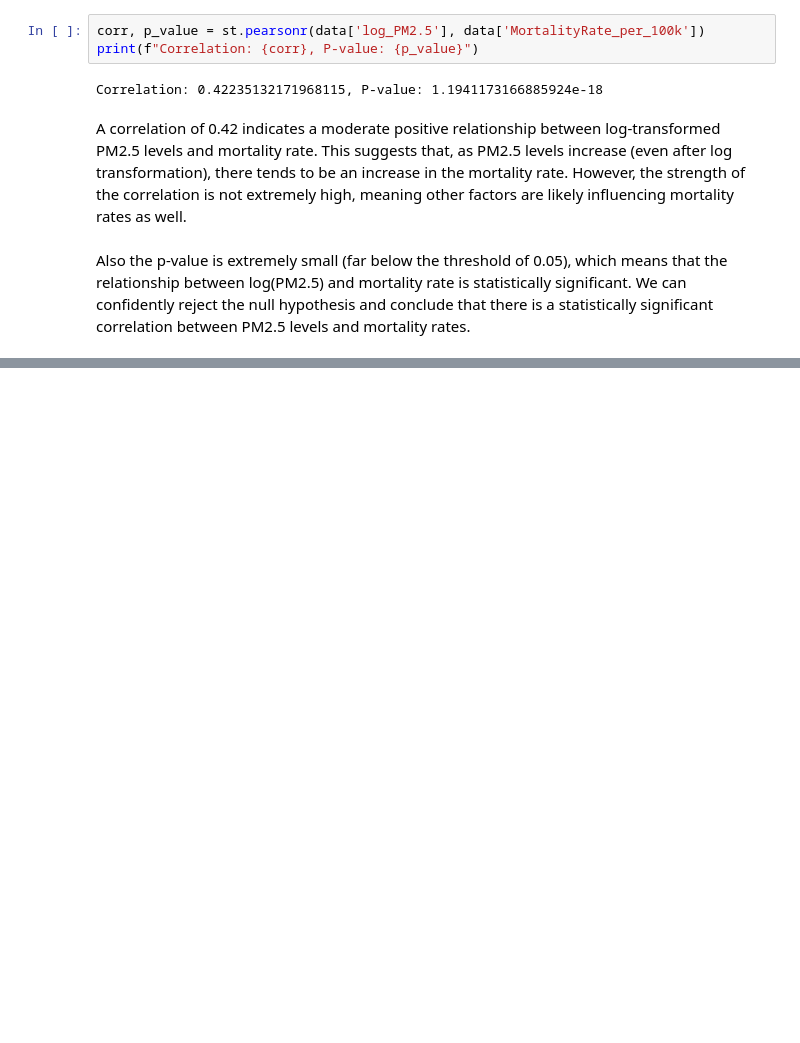
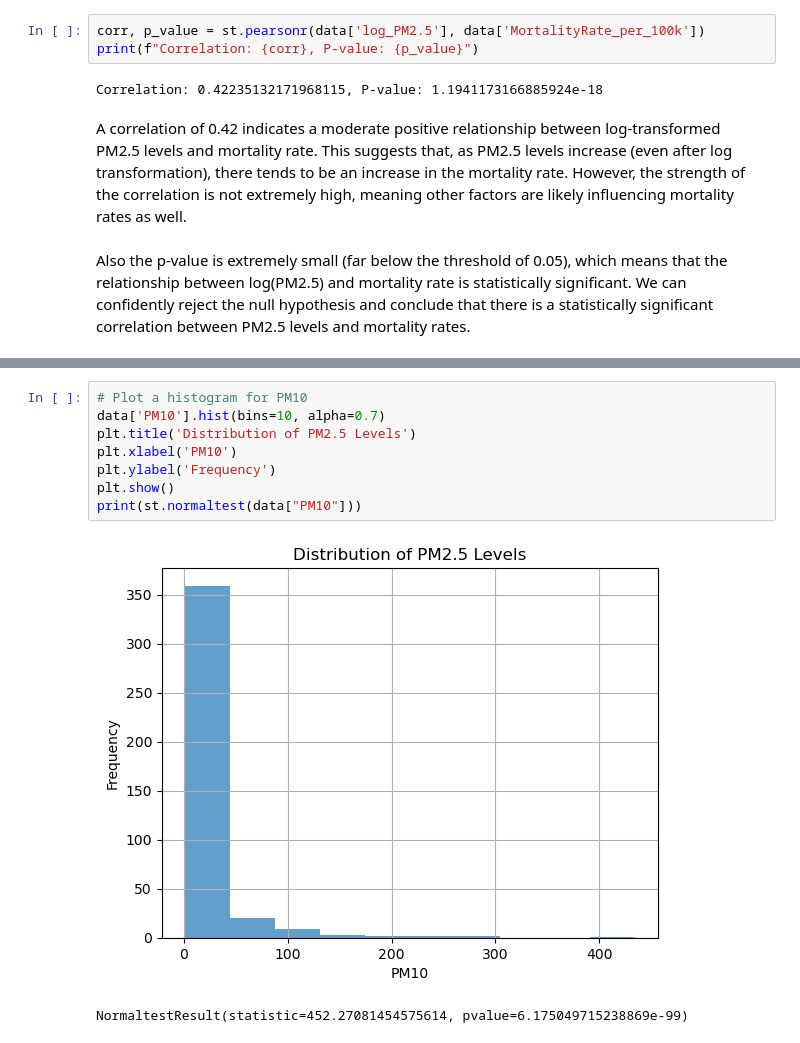
Before and after one commit to Golnaz8/airquality_vs_health, a Jupyter notebook: AirQuality_vs_Health/data_exploration.ipynb, the cells around one changed output, grey strips where cells are left out. Cells and saved outputs as stored; diff of their text form; blank space fills up the shorter version.

Commit message:
Added data exploration for PM10

```diff
--- a/AirQuality_vs_Health/data_exploration.ipynb
+++ b/AirQuality_vs_Health/data_exploration.ipynb
@@ -182,0 +194,11 @@ Also the p-value is extremely small (far below the threshold of 0.05), which mea
+# %%
+# Plot a histogram for PM10
+data['PM10'].hist(bins=10, alpha=0.7)
+plt.title('Distribution of PM2.5 Levels')
+plt.xlabel('PM10')
+plt.ylabel('Frequency')
+plt.show()
+print(st.normaltest(data["PM10"]))
+# %% [output]
+[figure, added]
+NormaltestResult(statistic=452.27081454575614, pvalue=6.175049715238869e-99)
```
Also changed, not shown: parts of 11 cells of this notebook.
